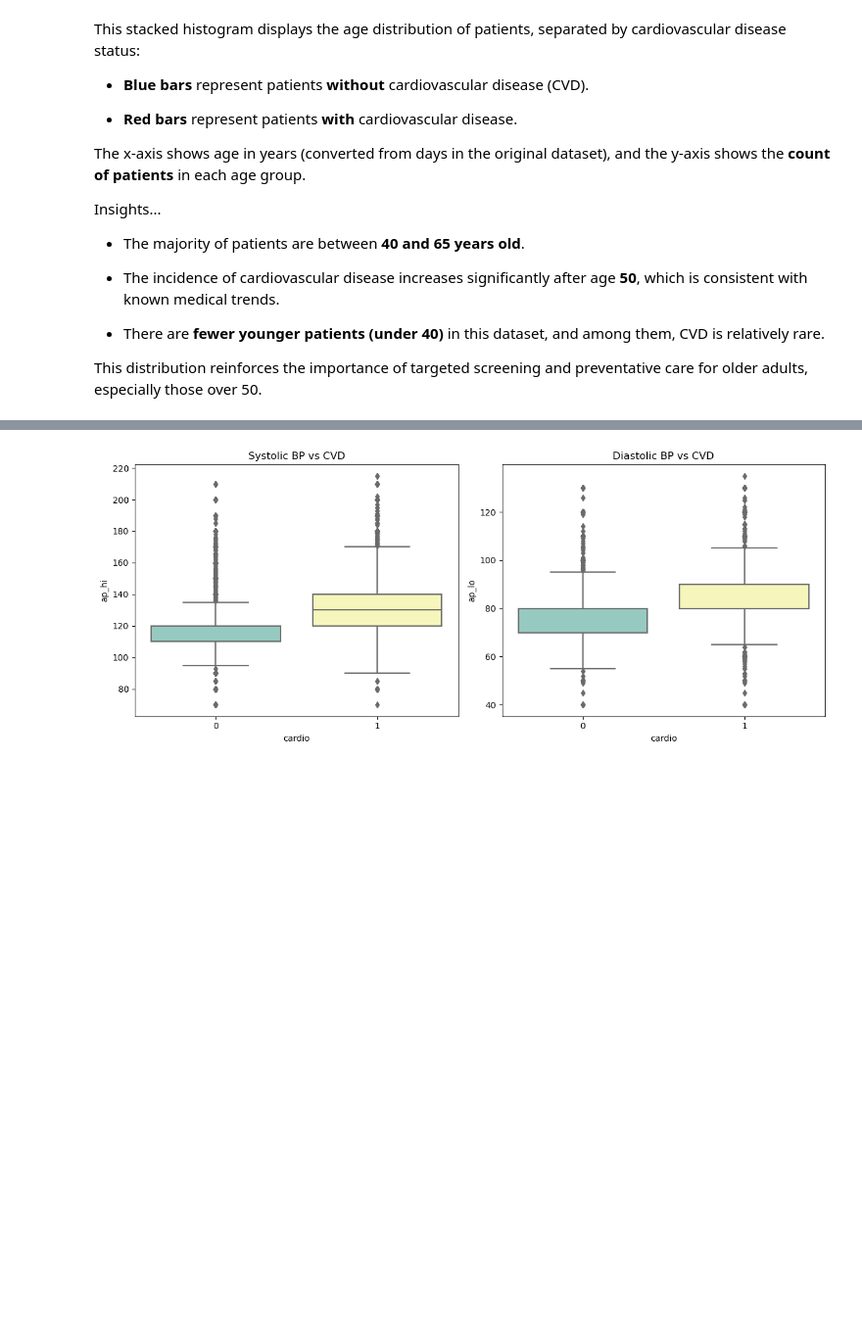
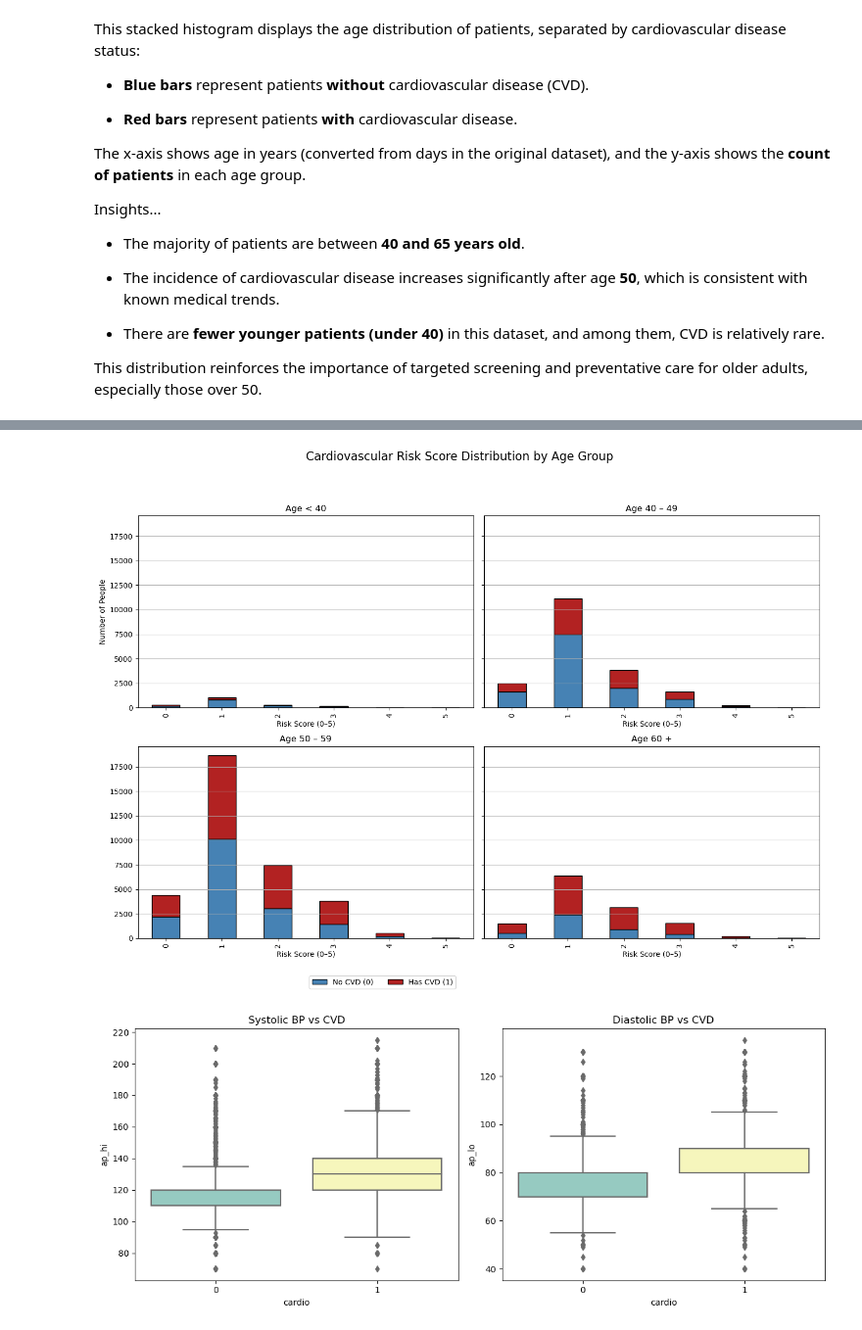
Before and after one commit to ebavarsad/ebavarsad, a Jupyter notebook: kaggle/cardiovascular_disease_research.ipynb, the cells around one changed output, grey strips where cells are left out. Shown at 98% size. Saved outputs shown, nothing was run; the diff lists cells and outputs as text; code cells hidden in the pictures; blank space fills up the shorter version.

Commit message:
cvd graph edit

```diff
--- a/kaggle/cardiovascular_disease_research.ipynb
+++ b/kaggle/cardiovascular_disease_research.ipynb
@@ -61,7 +61,7 @@ def cleaner_df(df, map_names):
 
     # remap column names
     df = df.rename(columns = {'Ap_hi':'Systolic BP', 'Ap_lo':'Diastolic BP', 'Gluc':'Glucose',
-                              'Alco':'Alcohol Drinker', 'Active':'Exerciser', 'Smoke': 'Smoker'
+                              'Alco':'Alcohol Drinker', 'Active':'Exerciser', 'Smoke': 'Smoker',
                               'Cardio':'CVD'})
 
     # create new column
@@ -73,6 +73,9 @@ def cleaner_df(df, map_names):
     # in case there are some weird bloodpressure readings that could be errors
     df = df[(df['Systolic BP'] > 60) & (df['Systolic BP'] < 220)]
     df = df[(df['Diastolic BP'] > 30) & (df['Diastolic BP'] < 140)]
+
+    # we reverse the value of 1 for Exerciser so that you are marked 1 if you don't exercise
+    df['Exerciser'] = int(abs(1-df['Exerciser']))
 
     # create a BMI category
     df['BMI'] = df['Weight'] / (df['Height']/100)**2
@@ -205,3 +178,54 @@ plot_lifestyle_bars(clean_heart_df)
+# %%
+
+def plot_risk_score_by_age_group(df):
+
+    # Score lifestyle/metabolic risks
+    df['Cholesterol Bin'] = df['Cholesterol'].apply(lambda x: 1 if x > 1 else 0)
+    df['Glucose Bin'] = df['Glucose'].apply(lambda x: 1 if x > 1 else 0)
+
+    df['Risk Score'] = (df['Smoker'] + df['Alcohol Drinker'] + df['Exerciser'] +
+                        df['Cholesterol Bin'] + df['Glucose Bin'])
+
+    # Bin ages
+    bins = [0, 39, 49, 59, 69]
+    labels = ['< 40', '40 – 49', '50 – 59', '60 +']
+    df['Age Group'] = pd.cut(df['Age'], bins = bins, labels = labels, right = True)
+
+    # Set up 5 subplots
+    age_groups = df['Age Group'].unique().sort_values()
+    fig, axes = plt.subplots(2, 2, figsize = (14, 10), sharey = True)
+    axes = axes.flatten()
+
+    for i, age_group in enumerate(age_groups):
+        ax = axes[i]
+        subset = df[df['Age Group'] == age_group]
+        score_counts = pd.crosstab(subset['Risk Score'], subset['CVD']).sort_index()
+        score_counts.plot(kind = 'bar', stacked = True, ax = ax,
+                          color=['steelblue', 'firebrick'], edgecolor = 'black')
+
+        ax.set_title(f'Age {age_group}')
+        ax.set_xlabel('Risk Score (0–5)')
+
+        # setting y label once
+        if i == 0:
+            ax.set_ylabel('Number of People')
+        else:
+            ax.set_ylabel('')
+        ax.legend().set_visible(False)
+        ax.grid(True, axis='y')
+
+    # Shared legend and title
+    handles, labels = ax.get_legend_handles_labels()
+
+    fig.legend(handles, ['No CVD (0)', 'Has CVD (1)'], loc = 'lower right', ncol = 2, bbox_to_anchor=(0.5, -0.05))
+    fig.suptitle('Cardiovascular Risk Score Distribution by Age Group', fontsize = 16)
+
+    plt.tight_layout(rect=[0, 0, 1, 0.93])
+    plt.show()
+
+plot_risk_score_by_age_group(clean_heart_df)
+# %% [output]
+[figure, added]
 # %%
 import seaborn as sns
 
```
Also changed, not shown: parts of 2 cells of this notebook, 1 other file.
